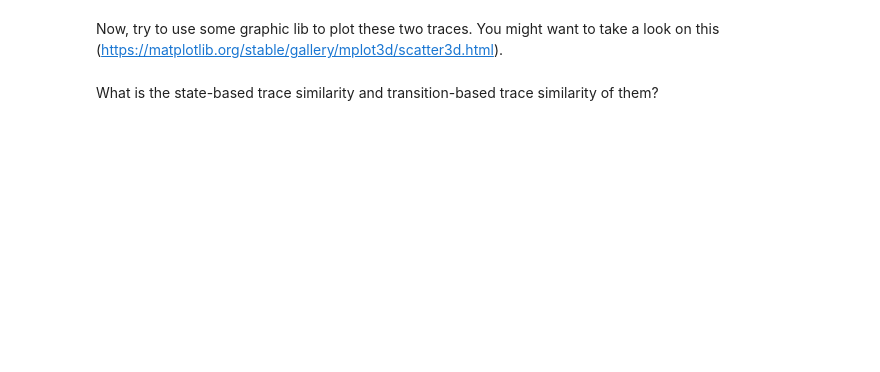
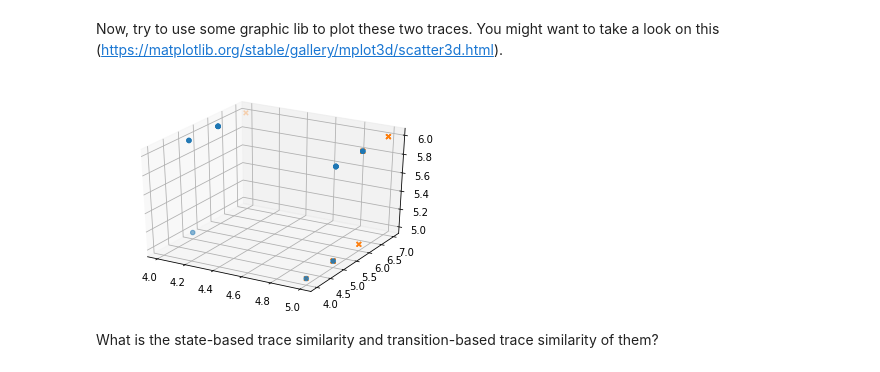
Before and after one commit to kiddhcx/ECE720, a Jupyter notebook: HW3.ipynb, the cells around one changed output. Saved outputs shown, nothing was run; the diff lists cells and outputs as text; code cells hidden in the pictures; blank space fills up the shorter version.

```diff
--- a/HW3.ipynb
+++ b/HW3.ipynb
@@ -391,19 +389,18 @@ def get_trace(deep_stellar, text):
     pred = np.argmax(pred_tensor[0].cpu().detach().numpy()[-1])
     pca_data = deep_stellar.pca.do_reduction(hidden_states.numpy())[0]
     trace = []
-    print(pca_data)
-    trace = []
-    print(deep_stellar.min)
-    print(deep_stellar.interval)
     for data in pca_data:
       a = (data - deep_stellar.min) / deep_stellar.interval
       a = np.array(a,dtype=np.int32)
       a[0] = min(max(a[0], -1), 10)
       a[1] = min(max(a[1], -1), 10)
       a[2] = min(max(a[2], -1), 10)
+      a = a.tolist()
       trace.append(a)
 
     # ======= Above is assignment TODO ======= #
+
+    return trace, pred
 # %% [markdown]
 Now let's test this function using a minimal example.
 # %%
@@ -482,0 +503,9 @@ text2 = "House kills FDA proposal, House lawmakers yesterday killed a Senate pro
+# %%
+# ======= Below is assignment TODO ======= #
+tr1, pred1 = get_trace(deep_stellar, text1)
+print('trace1 is {}'.format(tr1))
+print('pred1 is {}'.format(pred1))
+tr2, pred2 = get_trace(deep_stellar, text2)
+print('trace2 is {}'.format(tr2))
+print('pred2 is {}'.format(pred2))
+# ======= Above is assignment TODO ======= #
@@ -494,3 +519,22 @@ import matplotlib.pyplot as plt
+# %%
+import matplotlib.pyplot as plt
+
+# ======= Below is assignment TODO ======= #
+fig = plt.figure()
+ax = fig.add_subplot(projection='3d')
+x1 = [tr[0] for tr in tr1]
+y1 = [tr[1] for tr in tr1]
+z1 = [tr[2] for tr in tr1]
+ax.scatter(x1, y1, z1, marker='o')
+x2 = [tr[0] for tr in tr2]
+y2 = [tr[1] for tr in tr2]
+z2 = [tr[2] for tr in tr2]
+ax.scatter(x2, y2, z2, marker='x')
+plt.show()
+
+# ======= Above is assignment TODO ======= #
+# %% [output]
+[figure, added]
 # %% [markdown]
 What is the state-based trace similarity and transition-based trace similarity of them?
 # %%
```
Also changed, not shown: parts of 9 cells of this notebook.
